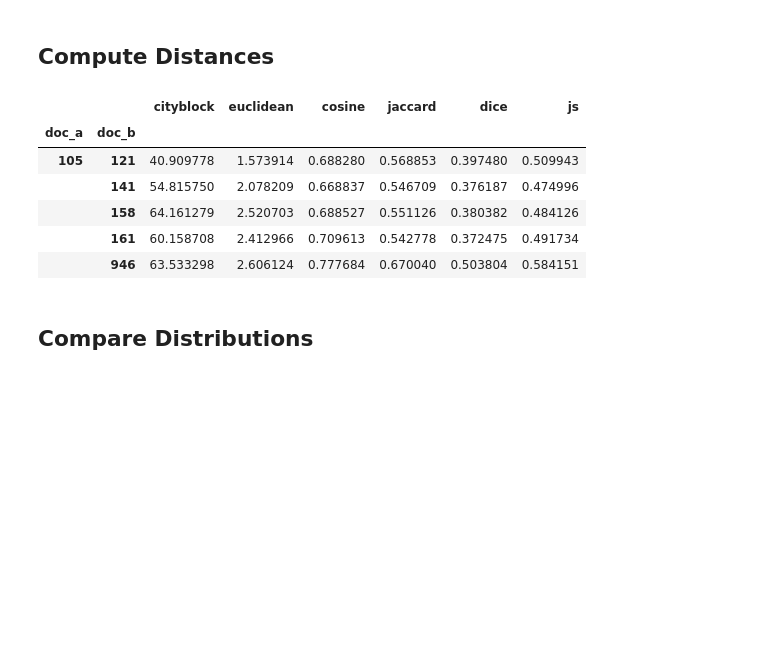
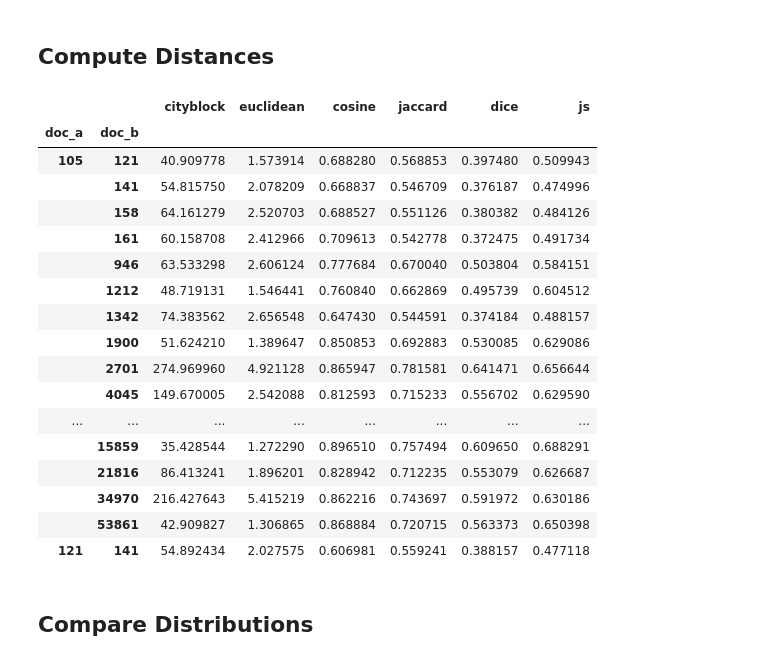
Before and after one commit to ontoligent/DS5001-2023-01-R, a Jupyter notebook: lessons/M06_CusteringSimilarity/M06_01_SimilarityMeasures.ipynb, the cells around one changed output. Cells and saved outputs as stored; diff of their text form; code cells hidden in the pictures; blank space fills up the shorter version.

```diff
--- a/lessons/M06_CusteringSimilarity/M06_01_SimilarityMeasures.ipynb
+++ b/lessons/M06_CusteringSimilarity/M06_01_SimilarityMeasures.ipynb
@@ -176,15 +176,26 @@ PAIRS['dice'] = pdist(L0, 'dice')
 PAIRS['js'] = pdist(L1, 'jensenshannon')
 # PAIRS['euclidean2'] = pdist(L2, 'euclidean') # Should be the same as cosine (colinear)
 # %%
-PAIRS.head().style.background_gradient(colors)
+PAIRS.head(20).style.background_gradient(colors)
 # %% [output]
 |  |  | cityblock | euclidean | cosine | jaccard | dice | js |
 | doc_a | doc_b |  |  |  |  |  |  |
 | 105 | 121 | 40.909778 | 1.573914 | 0.688280 | 0.568853 | 0.397480 | 0.509943 |
 |  | 141 | 54.815750 | 2.078209 | 0.668837 | 0.546709 | 0.376187 | 0.474996 |
 |  | 158 | 64.161279 | 2.520703 | 0.688527 | 0.551126 | 0.380382 | 0.484126 |
 |  | 161 | 60.158708 | 2.412966 | 0.709613 | 0.542778 | 0.372475 | 0.491734 |
 |  | 946 | 63.533298 | 2.606124 | 0.777684 | 0.670040 | 0.503804 | 0.584151 |
+|  | 1212 | 48.719131 | 1.546441 | 0.760840 | 0.662869 | 0.495739 | 0.604512 |
+|  | 1342 | 74.383562 | 2.656548 | 0.647430 | 0.544591 | 0.374184 | 0.488157 |
+|  | 1900 | 51.624210 | 1.389647 | 0.850853 | 0.692883 | 0.530085 | 0.629086 |
+|  | 2701 | 274.969960 | 4.921128 | 0.865947 | 0.781581 | 0.641471 | 0.656644 |
+|  | 4045 | 149.670005 | 2.542088 | 0.812593 | 0.715233 | 0.556702 | 0.629590 |
+| ... | ... | ... | ... | ... | ... | ... | ... |
+|  | 15859 | 35.428544 | 1.272290 | 0.896510 | 0.757494 | 0.609650 | 0.688291 |
+|  | 21816 | 86.413241 | 1.896201 | 0.828942 | 0.712235 | 0.553079 | 0.626687 |
+|  | 34970 | 216.427643 | 5.415219 | 0.862216 | 0.743697 | 0.591972 | 0.630186 |
+|  | 53861 | 42.909827 | 1.306865 | 0.868884 | 0.720715 | 0.563373 | 0.650398 |
+| 121 | 141 | 54.892434 | 2.027575 | 0.606981 | 0.559241 | 0.388157 | 0.477118 |
 # %% [markdown]
 ## Compare Distributions
 # %%
```
Also changed, not shown: 1 other file.
